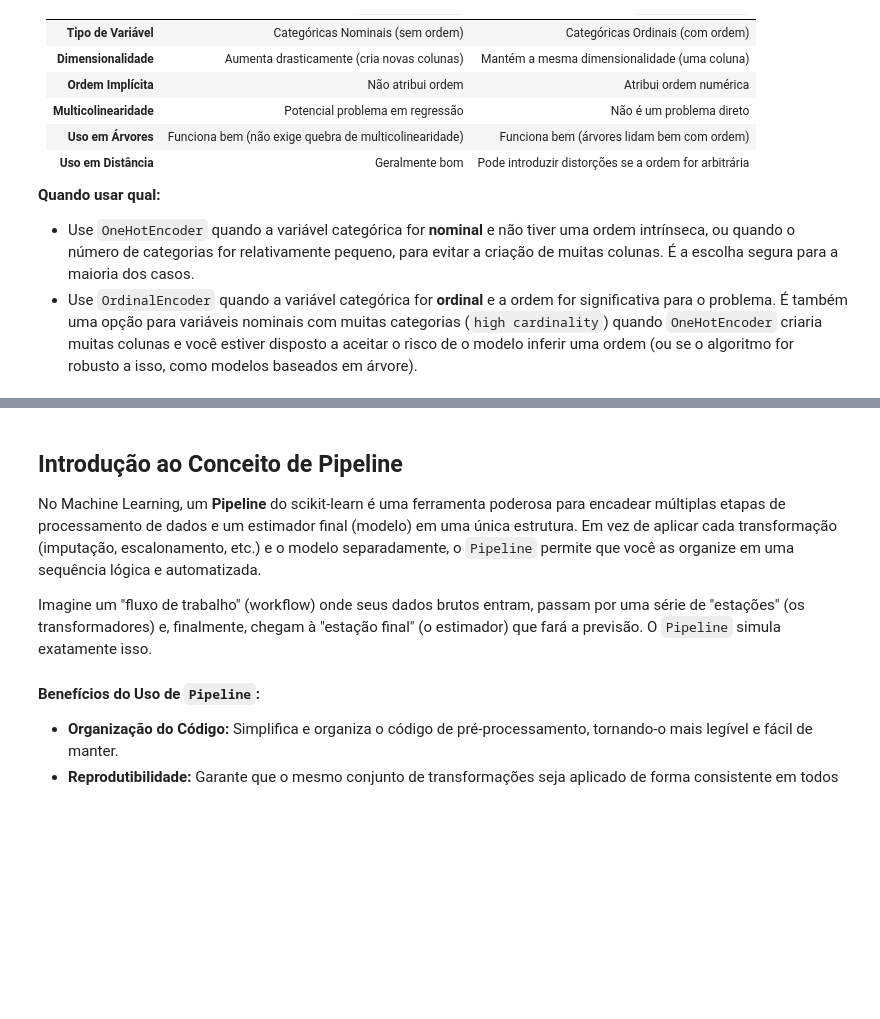
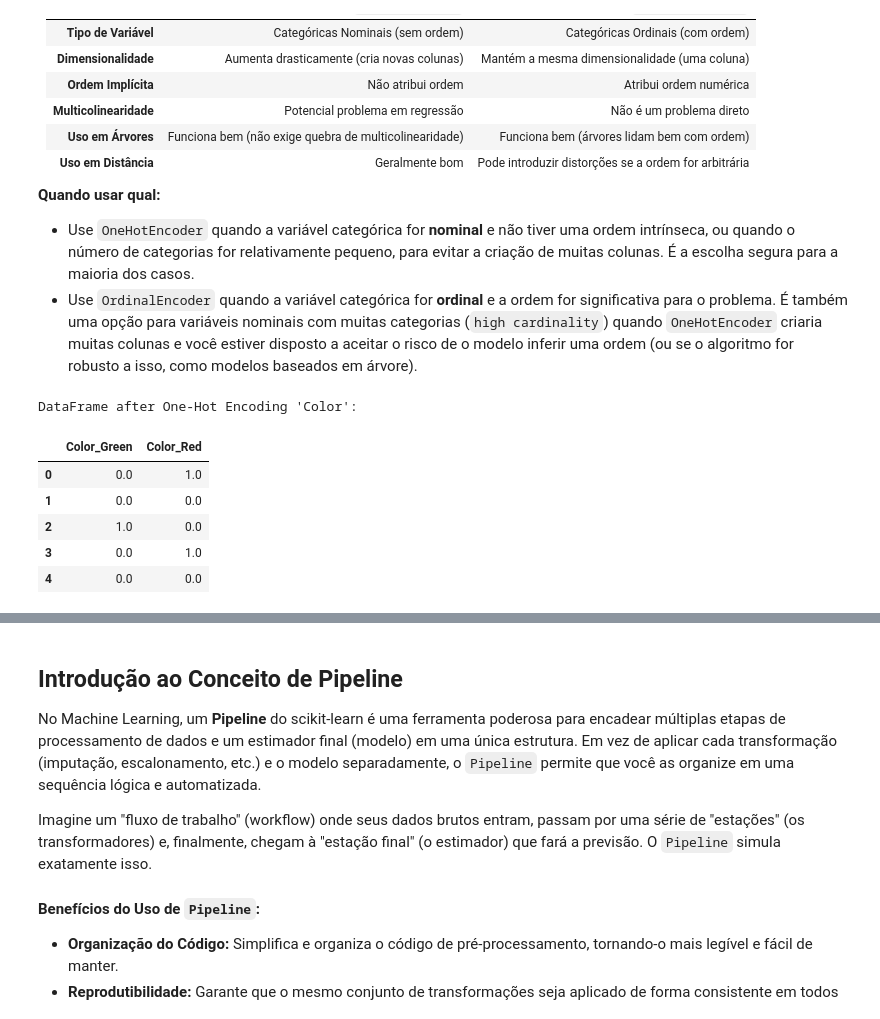
Before and after one commit to IAugustoMZ/aulasDataScience, a Jupyter notebook: fundamentos_machine_learn/fundamentos_machine_learning_scikitlearn02_alunos.ipynb, the cells around one changed output, grey strips where cells are left out. Saved outputs shown, nothing was run; the diff lists cells and outputs as text; code cells hidden in the pictures; blank space fills up the shorter version.

```diff
--- a/fundamentos_machine_learn/fundamentos_machine_learning_scikitlearn02_alunos.ipynb
+++ b/fundamentos_machine_learn/fundamentos_machine_learning_scikitlearn02_alunos.ipynb
@@ -375,3 +489,29 @@ O `OrdinalEncoder` é usado para transformar variáveis categóricas ordinais (e
 
 *   Use `OneHotEncoder` quando a variável categórica for **nominal** e não tiver uma ordem intrínseca, ou quando o número de categorias for relativamente pequeno, para evitar a criação de muitas colunas. É a escolha segura para a maioria dos casos.
 *   Use `OrdinalEncoder` quando a variável categórica for **ordinal** e a ordem for significativa para o problema. É também uma opção para variáveis nominais com muitas categorias (`high cardinality`) quando `OneHotEncoder` criaria muitas colunas e você estiver disposto a aceitar o risco de o modelo inferir uma ordem (ou se o algoritmo for robusto a isso, como modelos baseados em árvore).
+# %%
+# dados sintéticos
+df_synthetic = pd.DataFrame({
+    'ID': [1, 2, 3, 4, 5],
+    'Color': ['Red', 'Blue', 'Green', 'Red', 'Blue'],
+    'Size': ['S', 'M', 'L', 'S', 'M'],
+    'Value': [10, 20, 15, 25, 30]
+})
+# %%
+# criando os codificadores one hot
+onehot_encoder = OneHotEncoder(sparse_output=False, handle_unknown='ignore', drop='first')
+
+color_encoded = onehot_encoder.fit_transform(df_synthetic[['Color']])
+
+color_df = pd.DataFrame(color_encoded, columns=onehot_encoder.get_feature_names_out(['Color']))
+
+print("\nDataFrame after One-Hot Encoding 'Color':")
+display(color_df)
+# %% [output]
+DataFrame after One-Hot Encoding 'Color':
+|  | Color_Green | Color_Red |
+| 0 | 0.0 | 1.0 |
+| 1 | 0.0 | 0.0 |
+| 2 | 1.0 | 0.0 |
+| 3 | 0.0 | 1.0 |
+| 4 | 0.0 | 0.0 |
```
Also changed, not shown: parts of 12 cells of this notebook.
